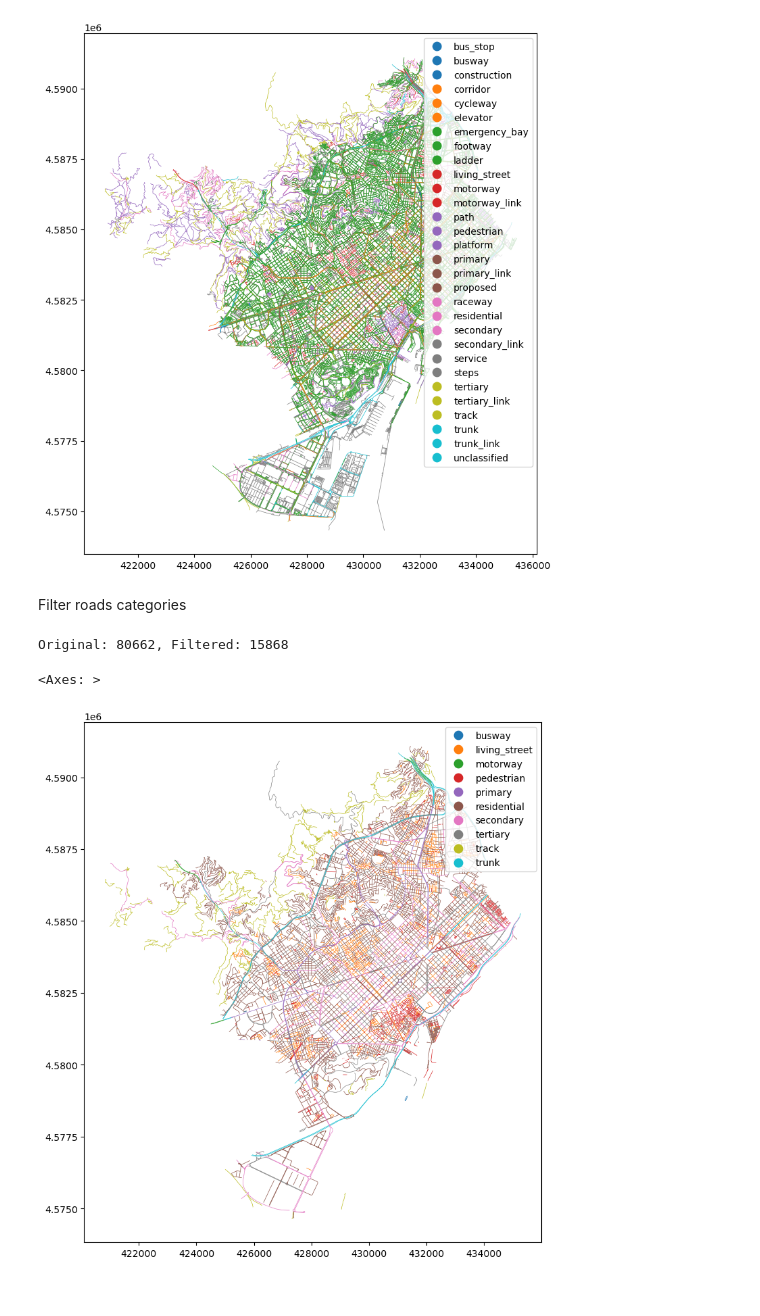
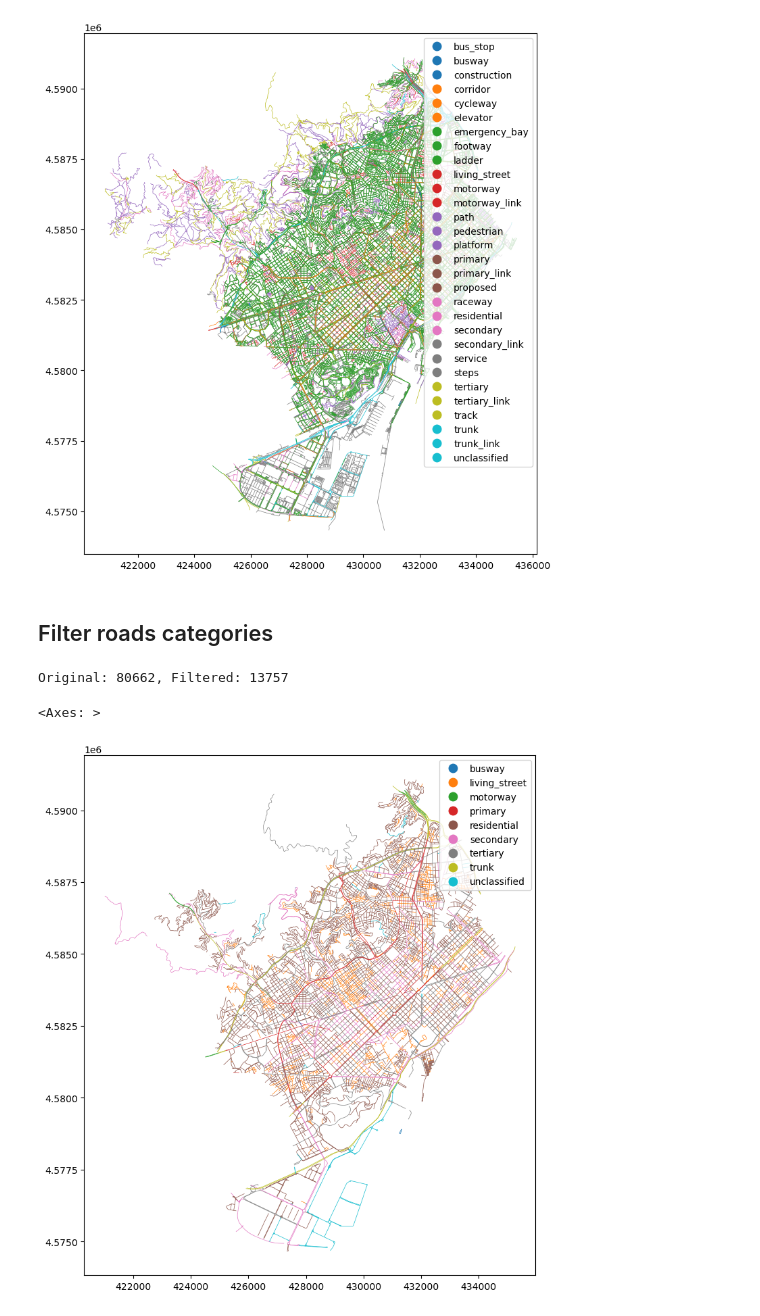
Before and after one commit to AndreaCutroni/ML-Noise-Prediction, a Jupyter notebook: notebooks/osm/OSM_roads.ipynb, the cells around one changed output. Saved outputs shown, nothing was run; the diff lists cells and outputs as text; code cells hidden in the pictures.

```diff
--- a/notebooks/osm/OSM_roads.ipynb
+++ b/notebooks/osm/OSM_roads.ipynb
@@ -8,6 +14,5 @@ Import and analyse noise dataset
 # %%
 noise_streets = gpd.read_file("../../layers/BCN_noise_streets.gpkg")
-noise_streets['fid'] = noise_streets.index # Assign explicitly a numeric FID
 print(noise_streets.crs)  #CRS = Coordinate Reference System
 print(noise_streets.shape)
 print(noise_streets.columns.tolist())
@@ -35,14 +40,14 @@ roads.plot(figsize=(10, 10), column='highway', linewidth=0.5, legend=True)
 <Axes: >
 [figure]
 # %% [markdown]
-Filter roads categories
+## Filter roads categories
 # %%
 # Filter to only primary and secondary roads
-categories = ['busway', 'living_street','motorway','pedestrian','residential','primary', 'secondary', 'tertiary', 'trunk', 'track']
+categories = ['busway','living_street','motorway','residential','primary','secondary','tertiary','trunk','unclassified']
 roads_filtered = roads[roads['highway'].isin(categories)]
 print(f"Original: {len(roads)}, Filtered: {len(roads_filtered)}")
 roads_filtered.plot(figsize=(10, 10), column='highway', linewidth=0.5, legend=True)
 # %% [output]
-Original: 80662, Filtered: 15868
+Original: 80662, Filtered: 13757
 <Axes: >
-[figure, old version]
+[figure, new version]
```
Also changed, not shown: parts of 15 cells of this notebook, 8 other files.
